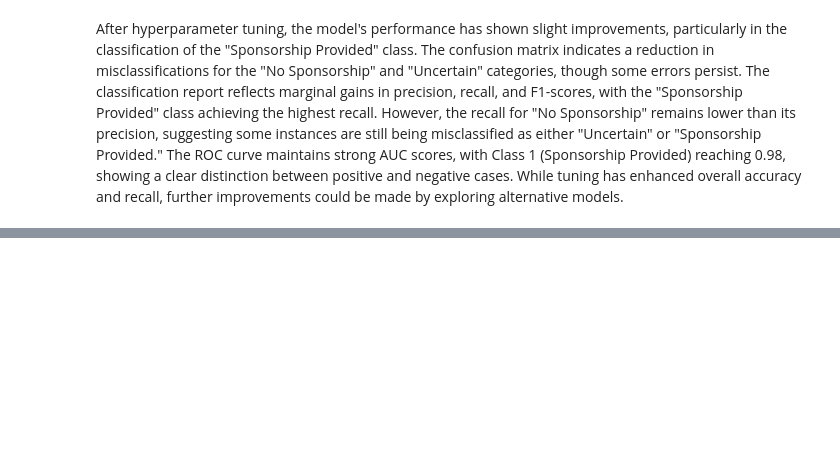
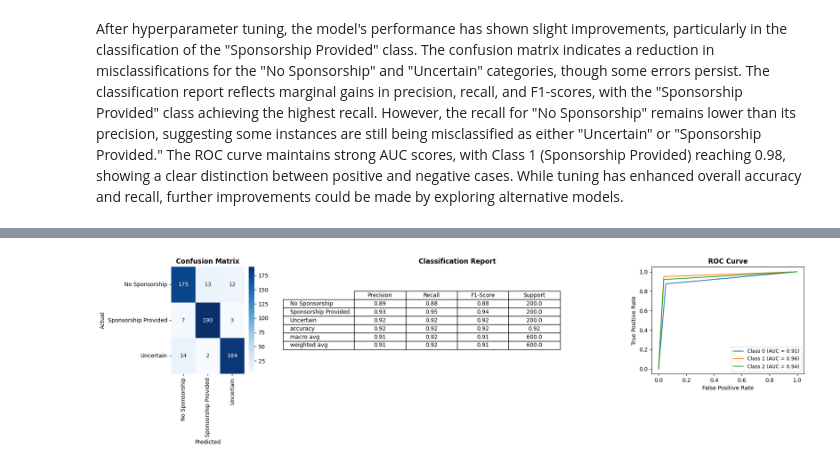
Before and after one commit to rsgGit/job-search, a Jupyter notebook: notebooks/text_classification_model.ipynb, the cells around one changed output, grey strips where cells are left out. Cells and saved outputs as stored; diff of their text form; code cells hidden in the pictures; blank space fills up the shorter version.

Commit message:
decision tree, random forest

```diff
--- a/notebooks/text_classification_model.ipynb
+++ b/notebooks/text_classification_model.ipynb
@@ -212,0 +218,9 @@ After hyperparameter tuning, the model's performance has shown slight improvemen
+# %%
+dt_model = DecisionTreeClassifier(criterion="entropy", max_depth=20, random_state=42)
+dt_model.fit(x_train, y_train)
+dt_model_y_pred = dt_model.predict(x_test)
+dt_model_y_scores = dt_model.predict_proba(x_test)
+# %%
+display_results(dt_model_y_scores, y_test, dt_model_y_pred)
+# %% [output]
+[figure, added]
```
Also changed, not shown: parts of 14 cells of this notebook.
